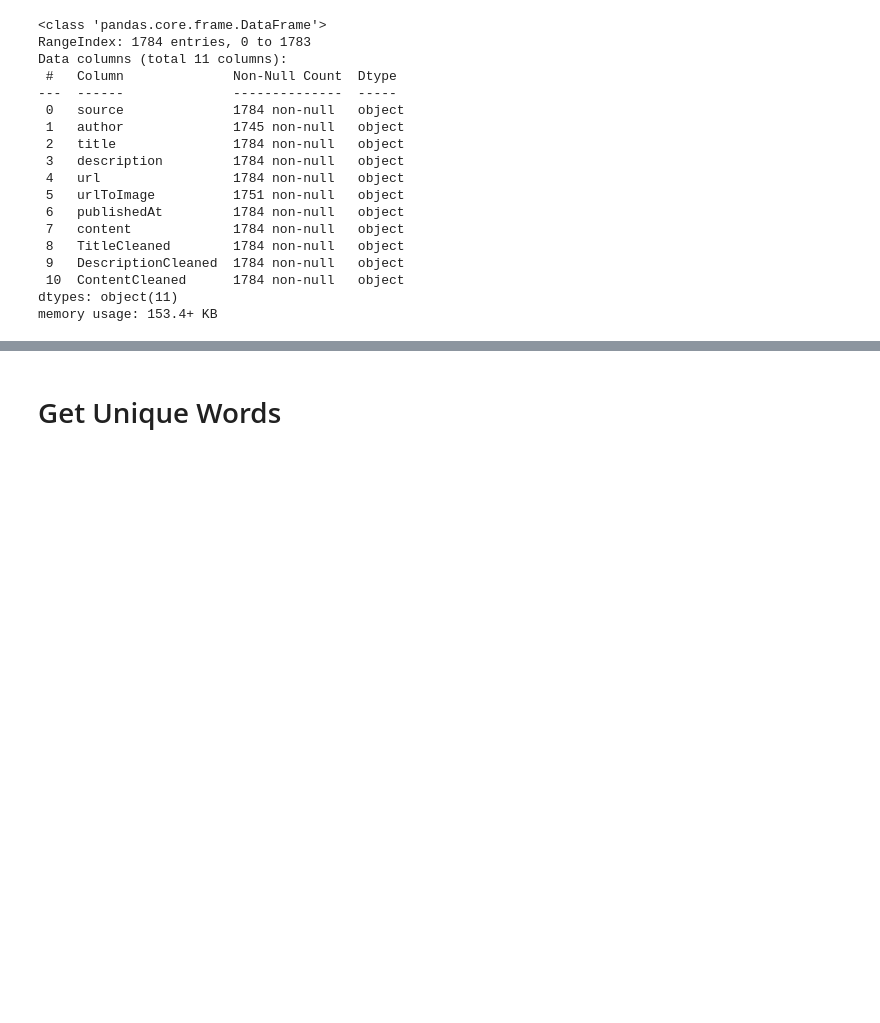
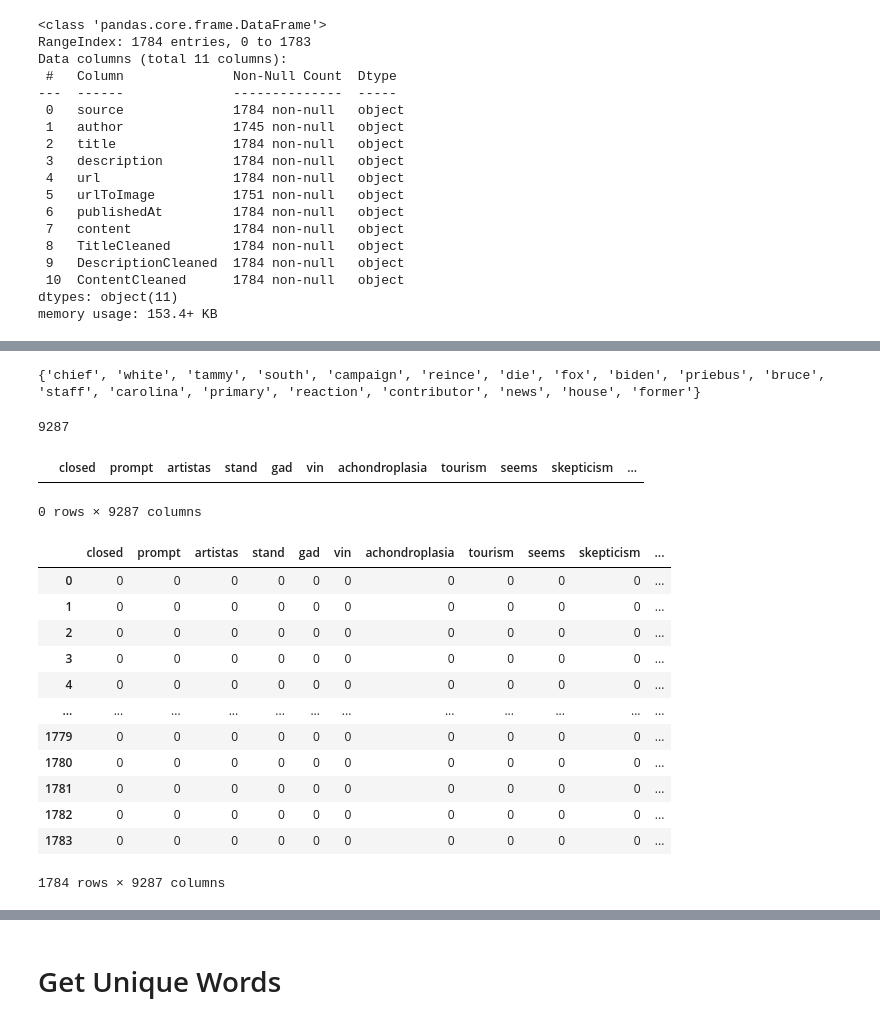
Before and after one commit to psulliv4/mediabias-project, a Jupyter notebook: DetectingMediaBias.ipynb, the cells around one changed output, grey strips where cells are left out. Cells and saved outputs as stored; diff of their text form; code cells hidden in the pictures; blank space fills up the shorter version.

Commit message:
added code to create word count matrix

```diff
--- a/DetectingMediaBias.ipynb
+++ b/DetectingMediaBias.ipynb
@@ -590,0 +615,72 @@ memory usage: 153.4+ KB
+# %%
+print(MarchNews['uniqueWords'][0])
+# %% [output]
+{'chief', 'white', 'tammy', 'south', 'campaign', 'reince', 'die', 'fox', 'biden', 'priebus', 'bruce', 'staff', 'carolina', 'primary', 'reaction', 'contributor', 'news', 'house', 'former'}
+# %%
+# get unique words for whole dataset
+uniqueWords_all = []
+
+for i in range(len(MarchNews['ContentCleaned'])):
+    # get all words in title, content, and description
+    [uniqueWords_all.append(words) for words in MarchNews['TitleCleaned'][i]]
+    [uniqueWords_all.append(words) for words in MarchNews['ContentCleaned'][i]]
+    [uniqueWords_all.append(words) for words in MarchNews['DescriptionCleaned'][i]]
+uniqueWords_all = set(uniqueWords_all)
+
+len(uniqueWords_all)
+# %% [output]
+9287
+# %%
+# create empty df with unique words as col names (over 9000 cols)
+wordCountMatrix = pd.DataFrame(index=[], columns=uniqueWords_all)
+wordCountMatrix
+# %% [output]
+|  | closed | prompt | artistas | stand | gad | vin | achondroplasia | tourism | seems | skepticism | ... |
+0 rows × 9287 columns
+# %%
+# Fill in wordCountMatrix (count of each word within each article)
+
+# iterate through whole dataset
+for row in range(len(MarchNews['ContentCleaned'])):
+
+    # initialize empty count list
+    count_lst = []
+
+    # set unique words as column names
+    cols = MarchNews['uniqueWords'][row]
+
+    # iterate through column names
+    for i in cols:
+        # start count at 0, add counted words from each section
+        counter = 0
+        counter += MarchNews['TitleCleaned'][row].count(i)
+        counter += MarchNews['ContentCleaned'][row].count(i)
+        counter += MarchNews['DescriptionCleaned'][row].count(i)
+
+        # add final count of words to list
+        count_lst.append(counter)
+
+    # create df with this article'ss unique words as col names, and counts as a row
+    count_row_temp_df = pd.DataFrame([count_lst], columns=cols)
+
+    # append this df/row to wordCountMatrix
+    wordCountMatrix = wordCountMatrix.append(count_row_temp_df, ignore_index=True, sort=False)
+# %%
+# replace NaNs with 0
+wordCountMatrix = wordCountMatrix.fillna(0)
+# %%
+wordCountMatrix
+# %% [output]
+|  | closed | prompt | artistas | stand | gad | vin | achondroplasia | tourism | seems | skepticism | ... |
+| 0 | 0 | 0 | 0 | 0 | 0 | 0 | 0 | 0 | 0 | 0 | ... |
+| 1 | 0 | 0 | 0 | 0 | 0 | 0 | 0 | 0 | 0 | 0 | ... |
+| 2 | 0 | 0 | 0 | 0 | 0 | 0 | 0 | 0 | 0 | 0 | ... |
+| 3 | 0 | 0 | 0 | 0 | 0 | 0 | 0 | 0 | 0 | 0 | ... |
+| 4 | 0 | 0 | 0 | 0 | 0 | 0 | 0 | 0 | 0 | 0 | ... |
+| ... | ... | ... | ... | ... | ... | ... | ... | ... | ... | ... | ... |
+| 1779 | 0 | 0 | 0 | 0 | 0 | 0 | 0 | 0 | 0 | 0 | ... |
+| 1780 | 0 | 0 | 0 | 0 | 0 | 0 | 0 | 0 | 0 | 0 | ... |
+| 1781 | 0 | 0 | 0 | 0 | 0 | 0 | 0 | 0 | 0 | 0 | ... |
+| 1782 | 0 | 0 | 0 | 0 | 0 | 0 | 0 | 0 | 0 | 0 | ... |
+| 1783 | 0 | 0 | 0 | 0 | 0 | 0 | 0 | 0 | 0 | 0 | ... |
+1784 rows × 9287 columns
```
Also changed, not shown: parts of 9 cells of this notebook.
